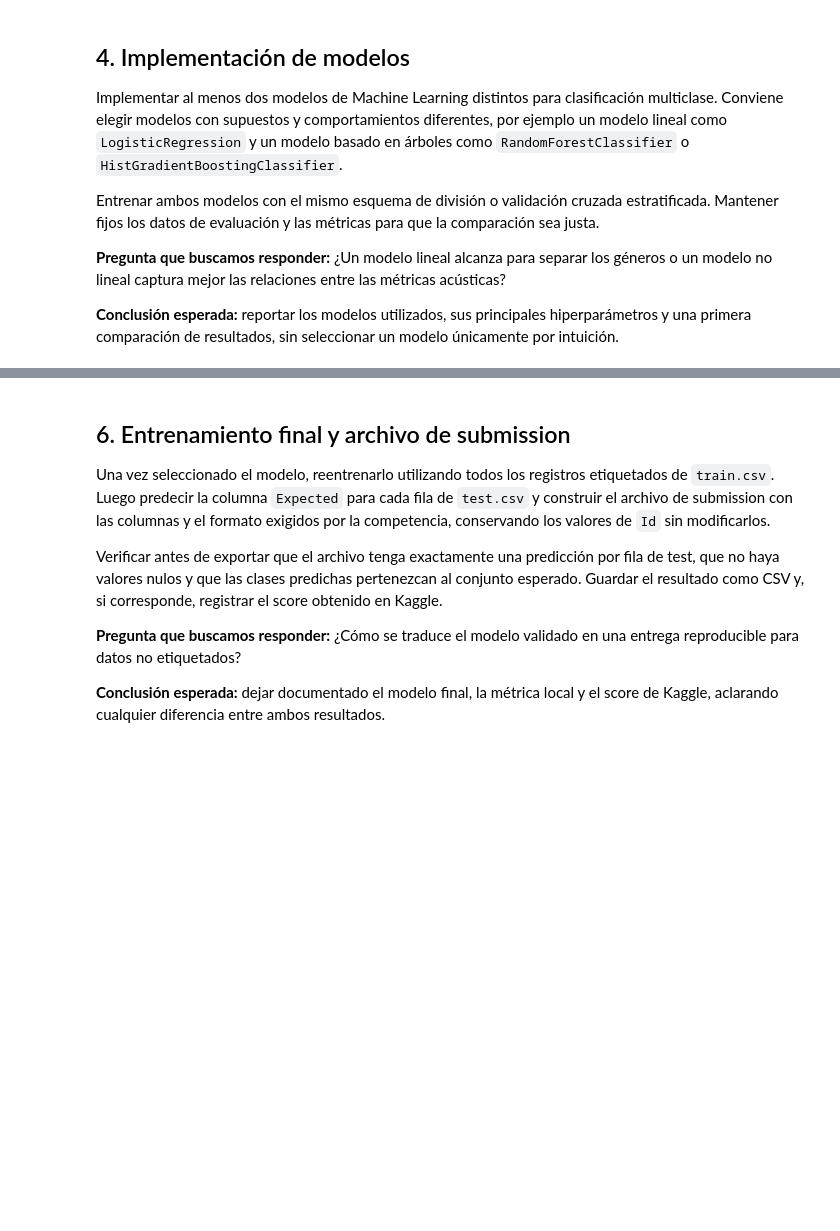
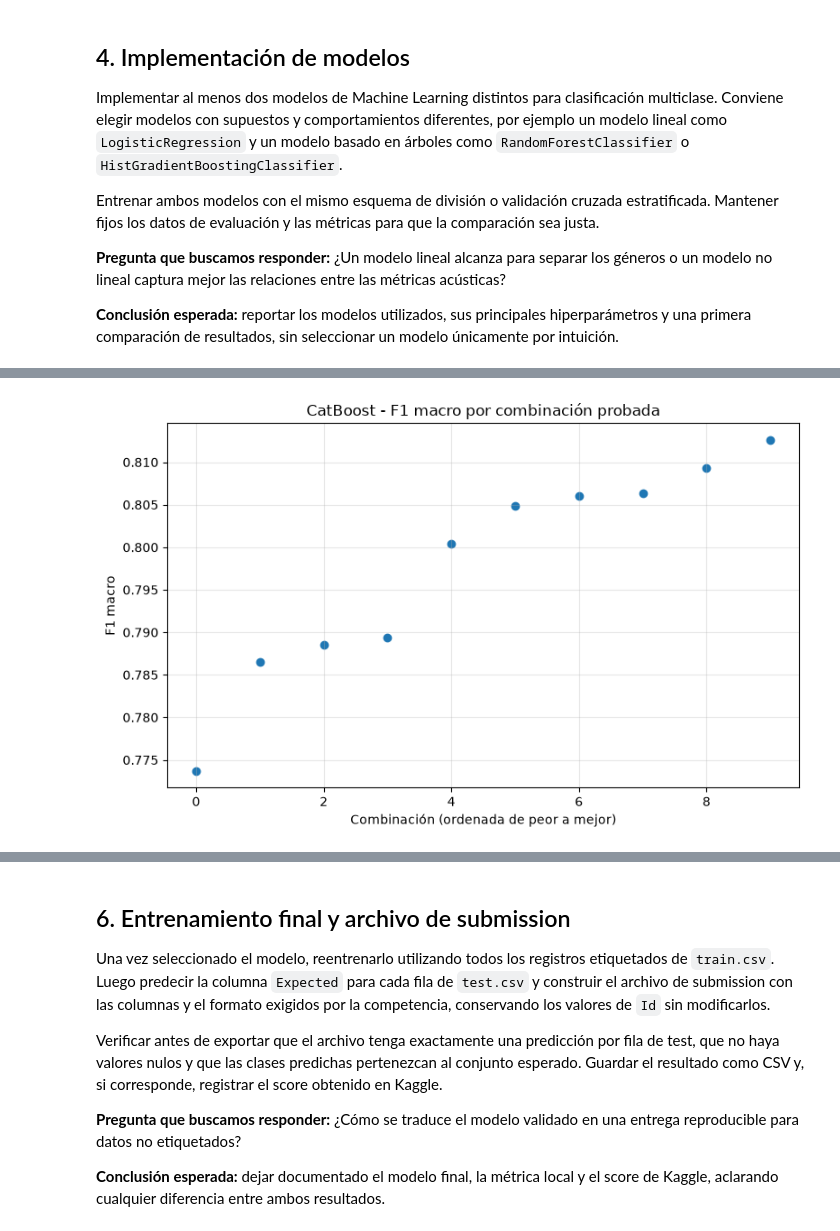
Before and after one commit to lisandrorusso/Clasificaci-n-multicase-, a Jupyter notebook: MLSpotify.ipynb, the cells around one changed output, grey strips where cells are left out. Drawn from its saved outputs; the diff is of its cells as text; code cells hidden in the pictures; blank space fills up the shorter version.

```diff
--- a/MLSpotify.ipynb
+++ b/MLSpotify.ipynb
@@ -346,0 +562,13 @@ Complementar las métricas con una matriz de confusión y un classification repo
+# %%
+resultados_catboost = pd.DataFrame(busqueda_catboost.cv_results_)
+
+fig, ax = plt.subplots(figsize=(8, 5))
+ax.scatter(range(len(resultados_catboost)), resultados_catboost["mean_test_score"].sort_values())
+ax.set_title("CatBoost - F1 macro por combinación probada")
+ax.set_xlabel("Combinación (ordenada de peor a mejor)")
+ax.set_ylabel("F1 macro")
+ax.grid(alpha=0.3)
+plt.tight_layout()
+plt.show()
+# %% [output]
+[figure, added]
```
Also changed, not shown: parts of 32 cells of this notebook.
